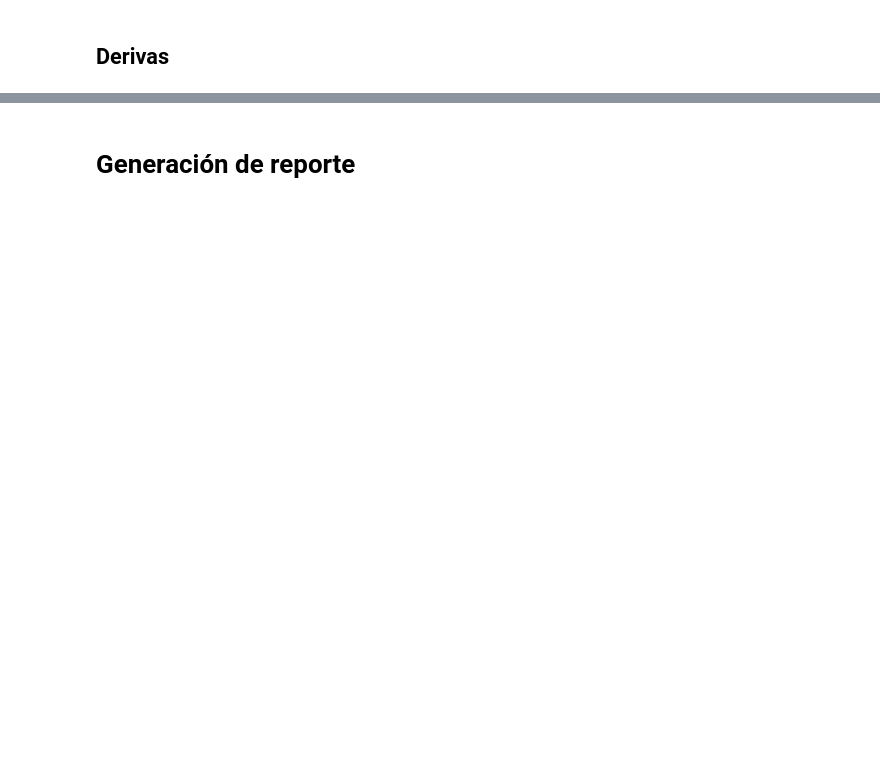
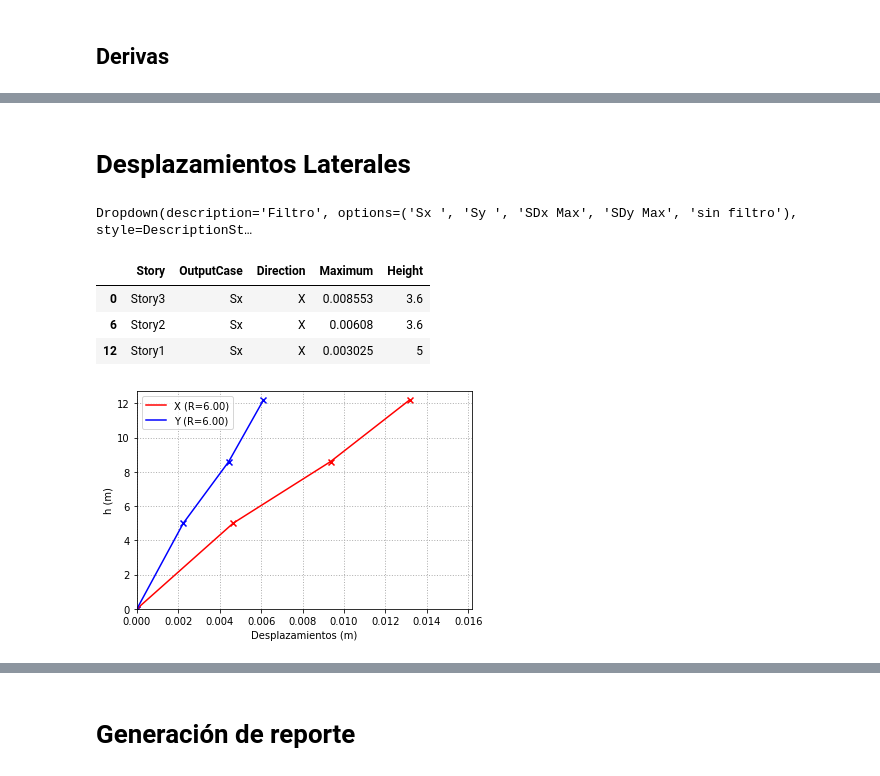
Before and after one commit to skyzizars/automatizacion_estructural, a Jupyter notebook: sismo_etabs.ipynb, the cells around one changed output, grey strips where cells are left out. Drawn from its saved outputs; the diff is of its cells as text; code cells hidden in the pictures; blank space fills up the shorter version.

```diff
--- a/sismo_etabs.ipynb
+++ b/sismo_etabs.ipynb
@@ -203,0 +190,11 @@ Dropdown(description='Filtro', options=('Sx ', 'Sy ', 'SDx Max', 'SDy Max', 'sin
+# %% [markdown]
+# Desplazamientos Laterales
+# %%
+sismo.desplazamientos(SapModel,report=True)
+# %% [output]
+Dropdown(description='Filtro', options=('Sx ', 'Sy ', 'SDx Max', 'SDy Max', 'sin filtro'), style=DescriptionSt…
+|  | Story | OutputCase | Direction | Maximum | Height |
+| 0 | Story3 | Sx | X | 0.008553 | 3.6 |
+| 6 | Story2 | Sx | X | 0.00608 | 3.6 |
+| 12 | Story1 | Sx | X | 0.003025 | 5 |
+[figure, added]
```
Also changed, not shown: parts of 26 cells of this notebook, 1 other file.
